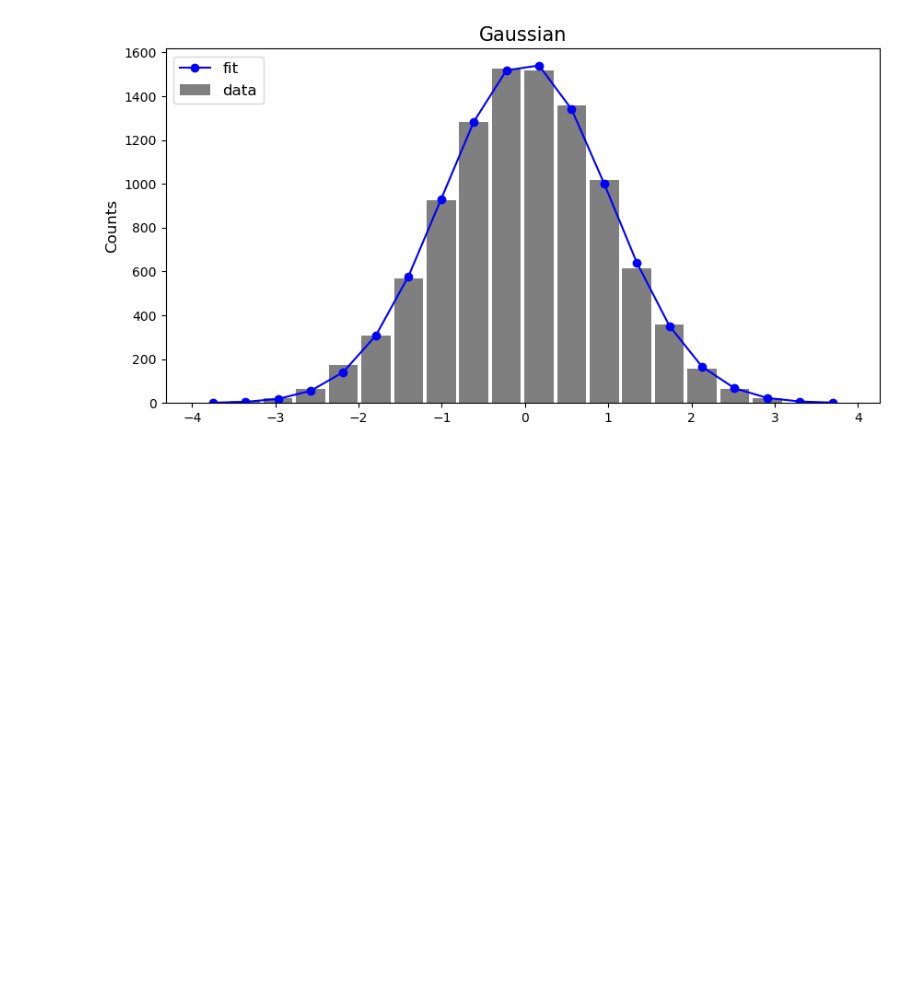
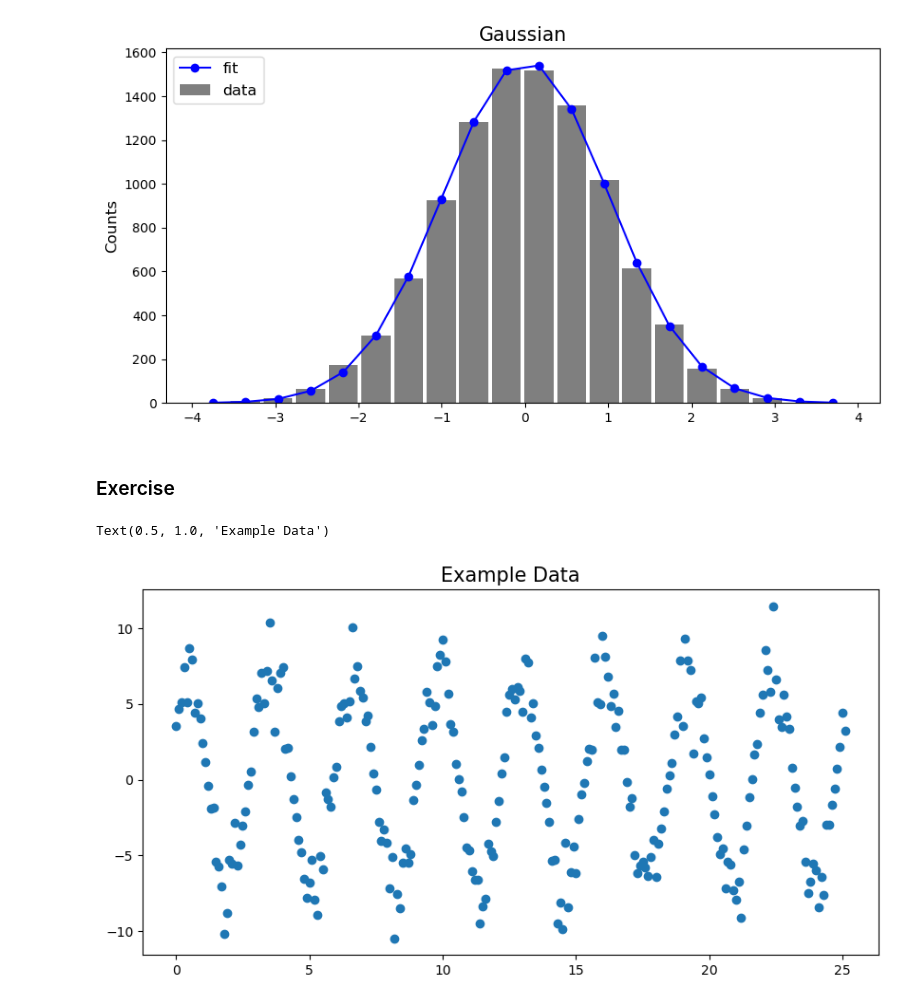
Before and after one commit to ctjohnson2/PythonTraining, a Jupyter notebook: Training.ipynb, the cells around one changed output. Drawn from its saved outputs; the diff is of its cells as text; code cells hidden in the pictures; blank space fills up the shorter version.

```diff
--- a/Training.ipynb
+++ b/Training.ipynb
@@ -268,3 +276,5 @@ ax.legend(loc = 'upper left', fontsize= 12)
 # %% [output]
 <matplotlib.legend.Legend at 0x...>
 [figure]
+# %% [markdown]
+### Exercise
@@ -270,0 +301,11 @@ ax.legend(loc = 'upper left', fontsize= 12)
+# %%
+data_df = pd.read_csv('Files/FitExample.csv')
+X = data_df['X'].values
+Y = data_df['Y'].values
+# %%
+fig, ax = plt.subplots(figsize=(10,5))
+ax.scatter(x = X, y = Y)
+ax.set_title('Example Data',fontsize=15)
+# %% [output]
+Text(0.5, 1.0, 'Example Data')
+[figure, added]
```
Also changed, not shown: parts of 10 cells of this notebook, 3 other files.
